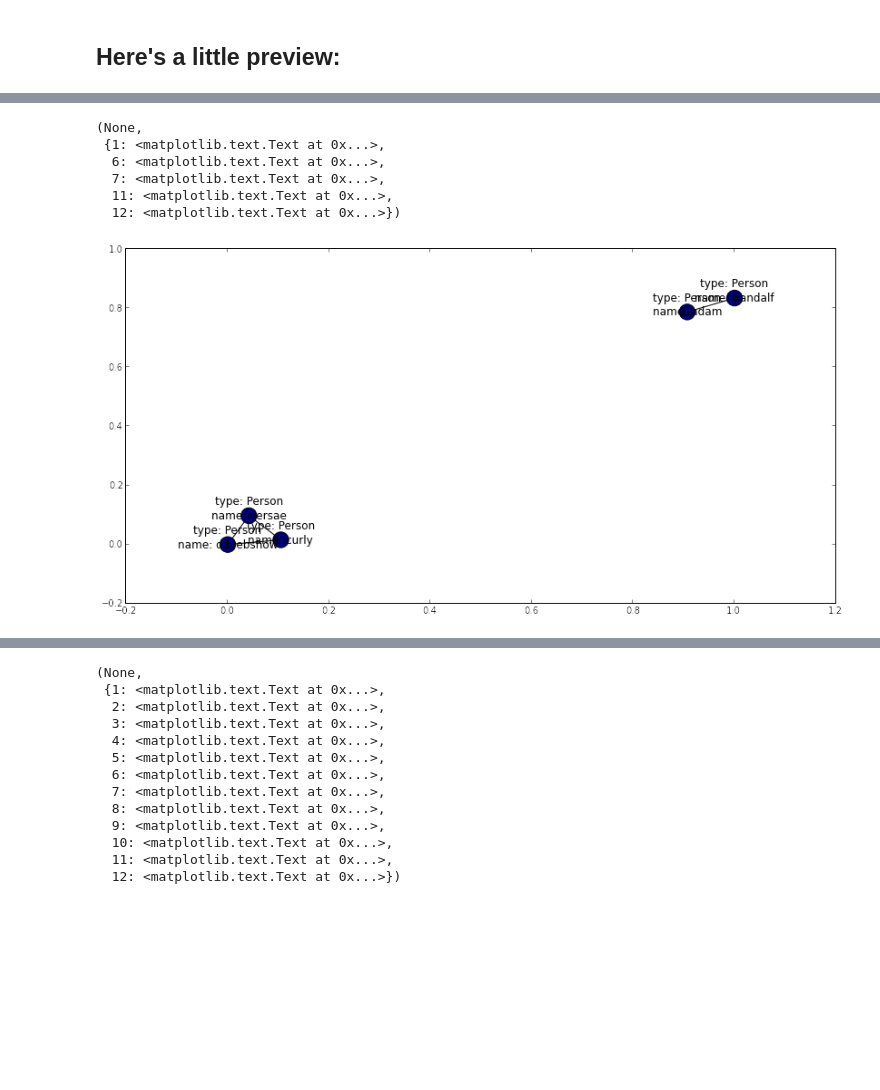
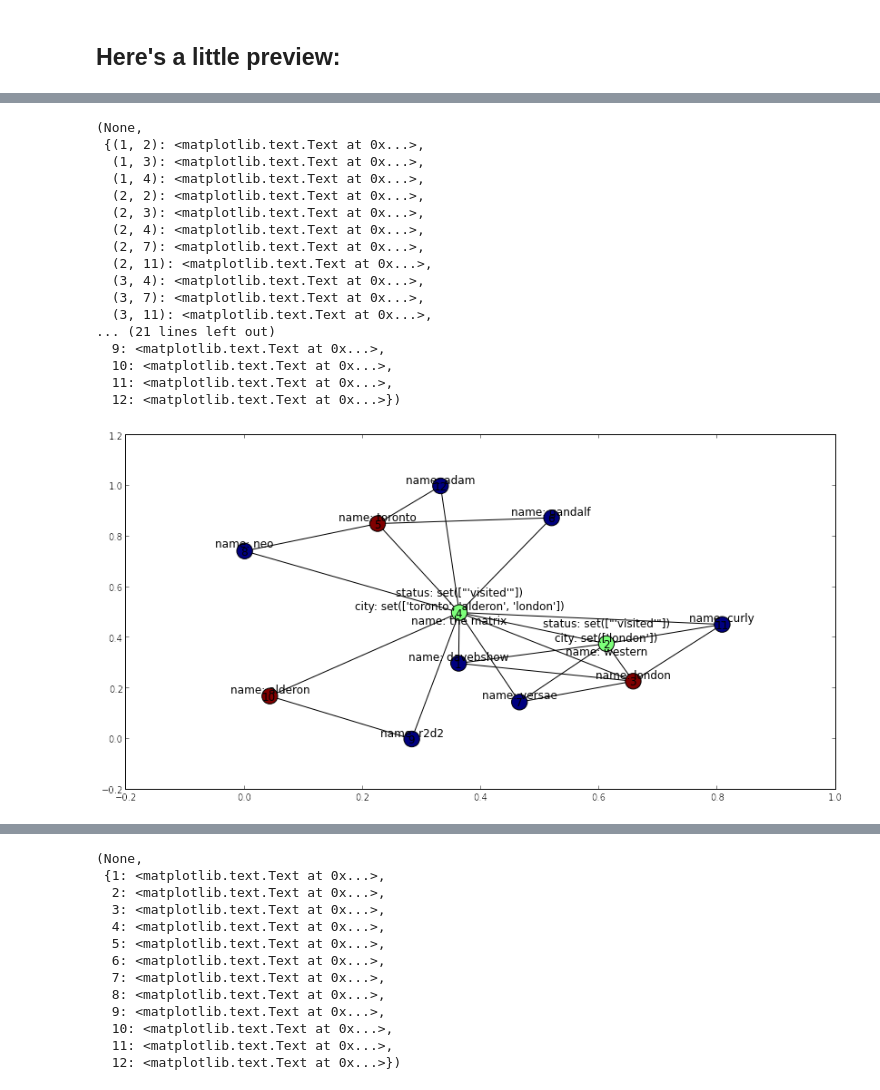
Before and after one commit to davebshow/projx, a Jupyter notebook: projx_demo.ipynb, the cells around one changed output, grey strips where cells are left out. Saved outputs shown, nothing was run; the diff lists cells and outputs as text; code cells hidden in the pictures; blank space fills up the shorter version.

```diff
--- a/projx_demo.ipynb
+++ b/projx_demo.ipynb
@@ -83,15 +137,27 @@ px.draw_simple(proj)
 # %%
 # Watch this!
-proj = p.execute('''
-    MATCH          (p1:Person)-[l1:lives_in]-(c:City)-[l2:lives_in]-(p2:Person)
-    PROJECT        (p1)-(c)-(p2)
-''')
-px.draw_simple(proj)
+proj = p.execute("""
+    MATCH    (p1:Person)-(c:City)-(i:Institution)-(p2:Person)
+    TRANSFER (c)-(i)
+    SET      i.status='visited', i.city=c.name
+""")
+px.draw_simple_graph(proj, label_attrs=['name', 'status', 'city'])
 # %% [output]
 (None,
- {1: <matplotlib.text.Text at 0x...>,
-  6: <matplotlib.text.Text at 0x...>,
-  7: <matplotlib.text.Text at 0x...>,
+ {(1, 2): <matplotlib.text.Text at 0x...>,
+  (1, 3): <matplotlib.text.Text at 0x...>,
+  (1, 4): <matplotlib.text.Text at 0x...>,
+  (2, 2): <matplotlib.text.Text at 0x...>,
+  (2, 3): <matplotlib.text.Text at 0x...>,
+  (2, 4): <matplotlib.text.Text at 0x...>,
+  (2, 7): <matplotlib.text.Text at 0x...>,
+  (2, 11): <matplotlib.text.Text at 0x...>,
+  (3, 4): <matplotlib.text.Text at 0x...>,
+  (3, 7): <matplotlib.text.Text at 0x...>,
+  (3, 11): <matplotlib.text.Text at 0x...>,
+... (21 lines left out)
+  9: <matplotlib.text.Text at 0x...>,
+  10: <matplotlib.text.Text at 0x...>,
   11: <matplotlib.text.Text at 0x...>,
   12: <matplotlib.text.Text at 0x...>})
-[figure, old version]
+[figure, new version]
```
Also changed, not shown: parts of 32 cells of this notebook, 2 other files.
